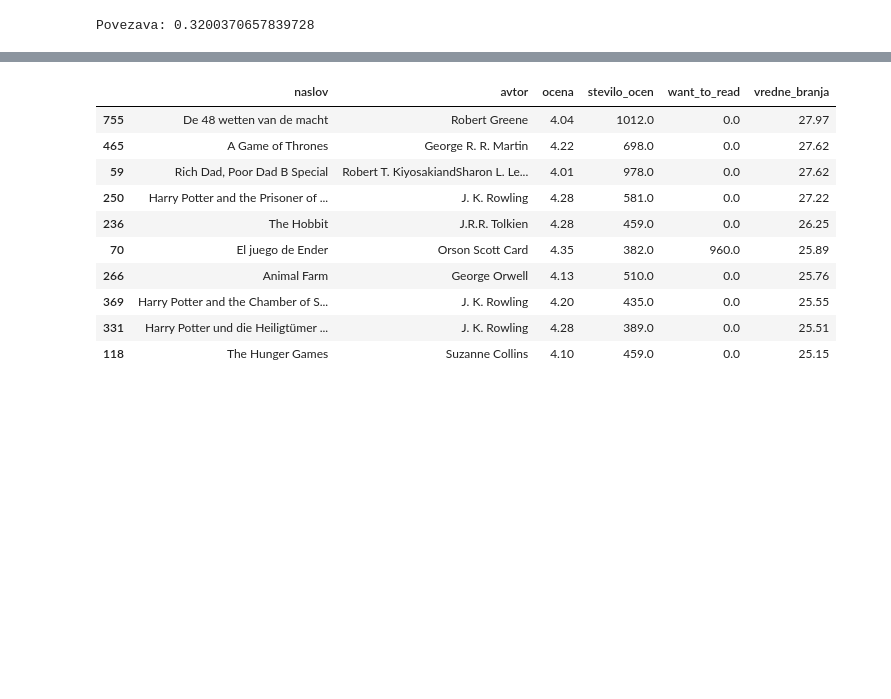
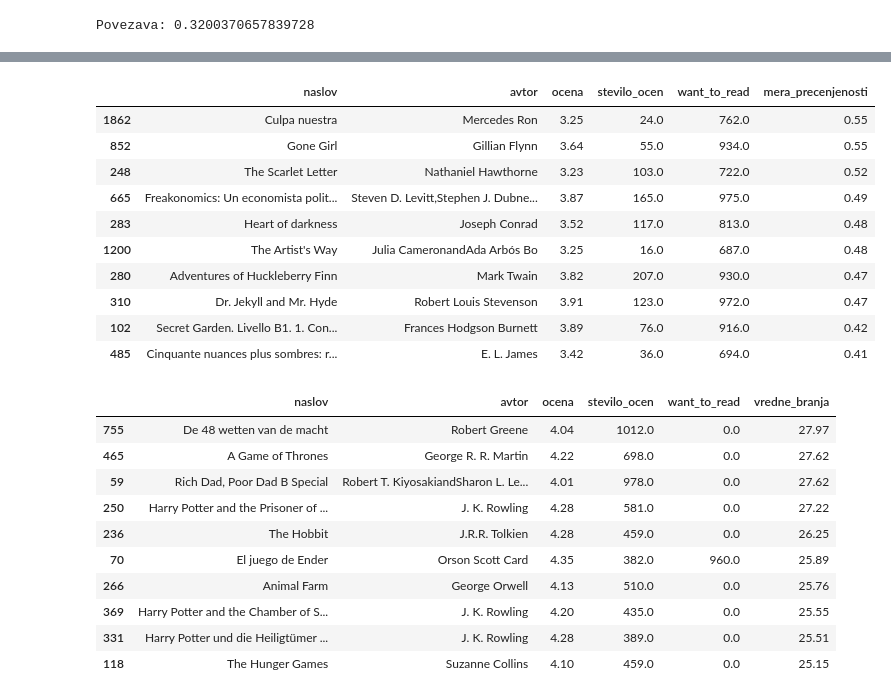
Before and after one commit to zalaplesec/Book-analysis, a Jupyter notebook: analiza.ipynb, the cells around one changed output, grey strips where cells are left out. Saved outputs shown, nothing was run; the diff lists cells and outputs as text; code cells hidden in the pictures; blank space fills up the shorter version.

```diff
--- a/analiza.ipynb
+++ b/analiza.ipynb
@@ -784,3 +782,17 @@ plt.show()
+# %%
+podatki_over
+# %% [output]
+|  | naslov | avtor | ocena | stevilo_ocen | want_to_read | mera_precenjenosti |
+| 1862 | Culpa nuestra | Mercedes Ron | 3.25 | 24.0 | 762.0 | 0.55 |
+| 852 | Gone Girl | Gillian Flynn | 3.64 | 55.0 | 934.0 | 0.55 |
+| 248 | The Scarlet Letter | Nathaniel Hawthorne | 3.23 | 103.0 | 722.0 | 0.52 |
+| 665 | Freakonomics: Un economista polit... | Steven D. Levitt,Stephen J. Dubne... | 3.87 | 165.0 | 975.0 | 0.49 |
+| 283 | Heart of darkness | Joseph Conrad | 3.52 | 117.0 | 813.0 | 0.48 |
+| 1200 | The Artist's Way | Julia CameronandAda Arbós Bo | 3.25 | 16.0 | 687.0 | 0.48 |
+| 280 | Adventures of Huckleberry Finn | Mark Twain | 3.82 | 207.0 | 930.0 | 0.47 |
+| 310 | Dr. Jekyll and Mr. Hyde | Robert Louis Stevenson | 3.91 | 123.0 | 972.0 | 0.47 |
+| 102 | Secret Garden. Livello B1. 1. Con... | Frances Hodgson Burnett | 3.89 | 76.0 | 916.0 | 0.42 |
+| 485 | Cinquante nuances plus sombres: r... | E. L. James | 3.42 | 36.0 | 694.0 | 0.41 |
 # %%
 # Top 10 knjig najbolj vrednih branja
 # knjige, ki imajo dovolj visoko oceno in hkrati dovolj veliko ocen, da so ocene "accurate"
```
Also changed, not shown: parts of 25 cells of this notebook.
